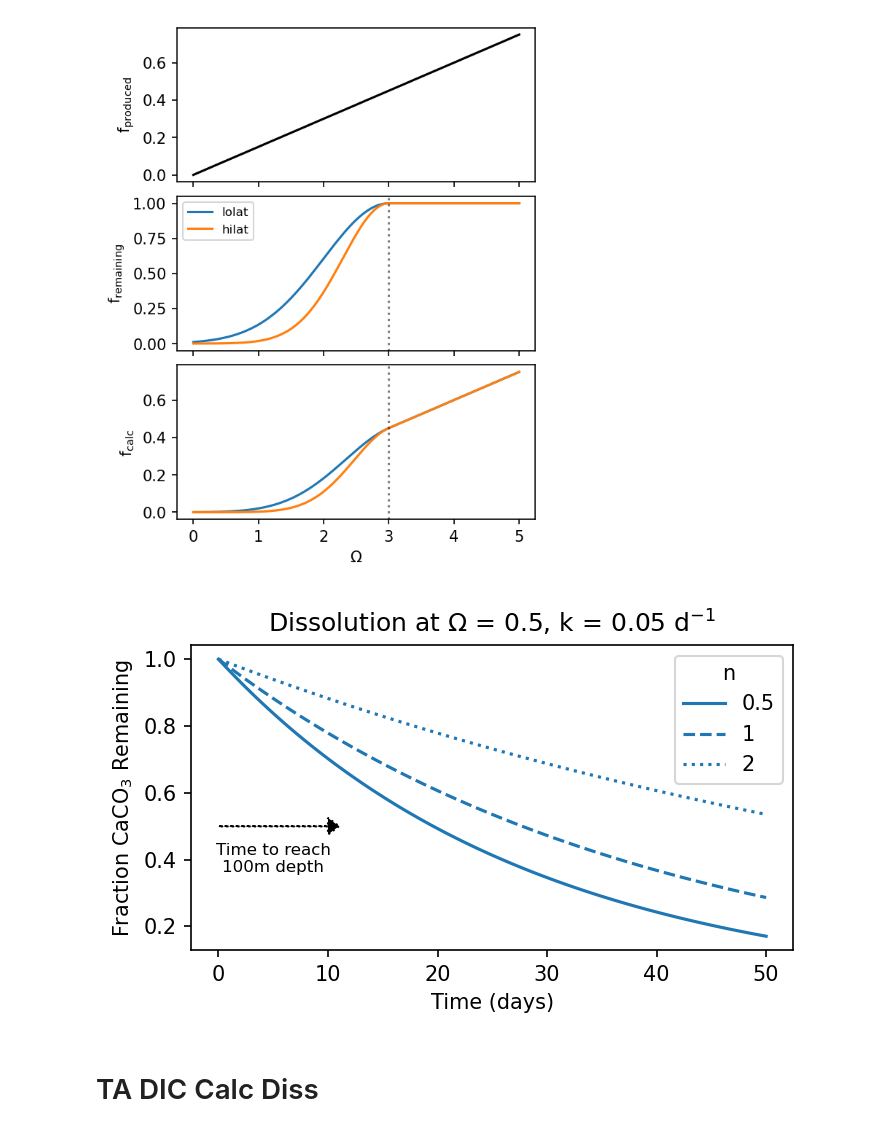
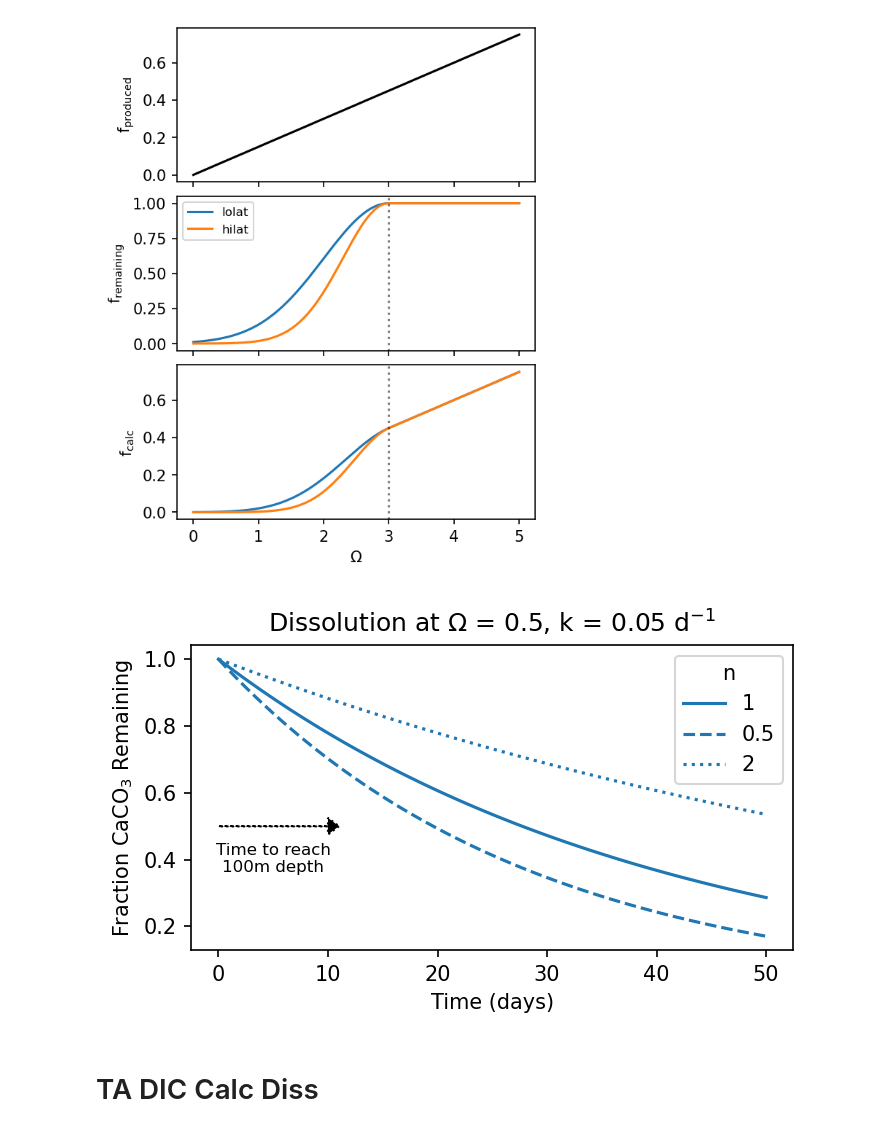
Before and after one commit to johnryantaylor/JRT_QES_Notes, a Jupyter notebook: book/06_oceancarbon/carbon_figs.ipynb, the cells around one changed output. Saved outputs shown, nothing was run; the diff lists cells and outputs as text; code cells hidden in the pictures.

```diff
--- a/book/06_oceancarbon/carbon_figs.ipynb
+++ b/book/06_oceancarbon/carbon_figs.ipynb
@@ -665,30 +665,32 @@ fig.savefig('figures/ocean-3box-f_calc.2.png')
 # %%
 # Dissolution
 
 t = np.linspace(0, 50, 100)
 
 Omega = 0.5
 n_diss = 1
 
 for Omega, c in zip([0.5], ['C0', 'C1']):
-    for n_diss, ls in zip([0.5, 1, 2], ['-', '--', ':']):
+    for n_diss, ls in zip([1, 0.5, 2], ['-', '--', ':']):
+    # for n_diss, ls in zip([1], ['-', '--', ':']):
         f_remaining = np.exp(-k_diss * t * (1 - Omega)**n_diss)
 
         plt.plot(t, f_remaining, ls=ls, color=c, label=n_diss)
 
 plt.legend(title='n')
 
 plt.title('Dissolution at $\Omega$ = 0.5, k = 0.05 d$^{-1}$')
 plt.xlabel('Time (days)')
 plt.ylabel('Fraction $CaCO_3$ Remaining')
 
 plt.arrow(0, 0.5, 10, 0, head_width=0.05, head_length=1, fc='k', ec='k', ls=':')
 plt.text(5, 0.45, 'Time to reach\n100m depth', ha='center', va='top', fontsize=8)
+
 plt.tight_layout()
 
-plt.savefig('figures/carbonate-dissolution-rate.png')
+plt.savefig('figures/carbonate-dissolution-rate.2.png')
 # %% [output]
-[figure, old version]
+[figure, new version]
 # %% [markdown]
 # TA DIC Calc Diss
 # %%
```
Also changed, not shown: 6 other files.
